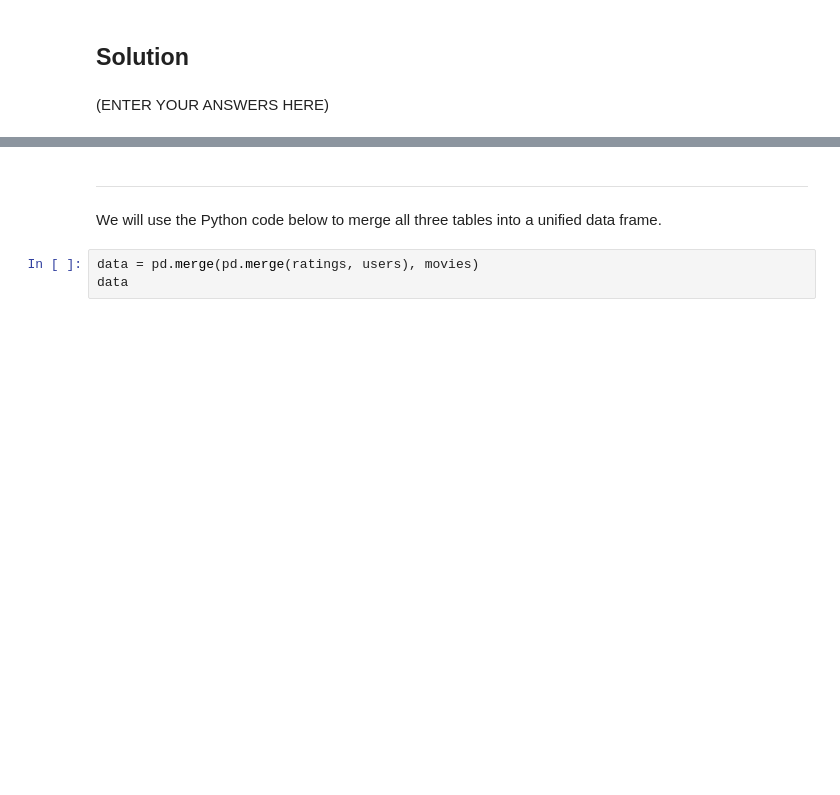
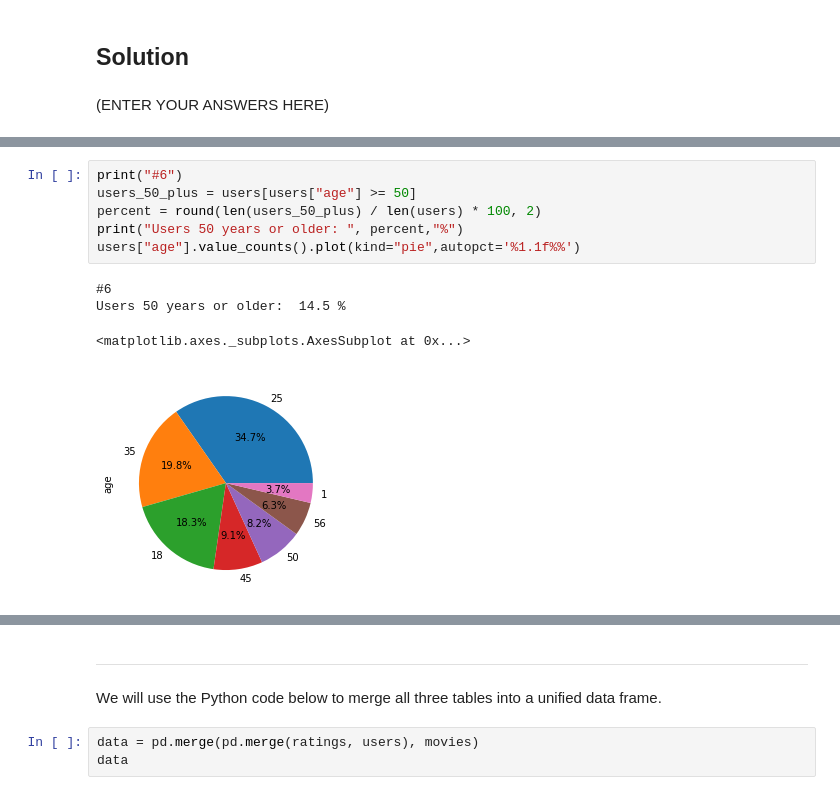
Before and after one commit to AdamCorbinFAUPhD/CAP5768-Intro-to-Data-Science, a Jupyter notebook: assignment_2/CAP5768_Assignment2_Corbin_Adam.ipynb, the cells around one changed output, grey strips where cells are left out. Cells and saved outputs as stored; diff of their text form; blank space fills up the shorter version.

```diff
--- a/assignment_2/CAP5768_Assignment2_Corbin_Adam.ipynb
+++ b/assignment_2/CAP5768_Assignment2_Corbin_Adam.ipynb
@@ -151,0 +192,11 @@ Write Python code to answer the following questions (make sure the messages disp
+# %%
+print("#6")
+users_50_plus = users[users["age"] >= 50]
+percent = round(len(users_50_plus) / len(users) * 100, 2)
+print("Users 50 years or older: ", percent,"%")
+users["age"].value_counts().plot(kind="pie",autopct='%1.1f%%')
+# %% [output]
+#6
+Users 50 years or older:  14.5 %
+<matplotlib.axes._subplots.AxesSubplot at 0x...>
+[figure, added]
```
Also changed, not shown: parts of 11 cells of this notebook.
